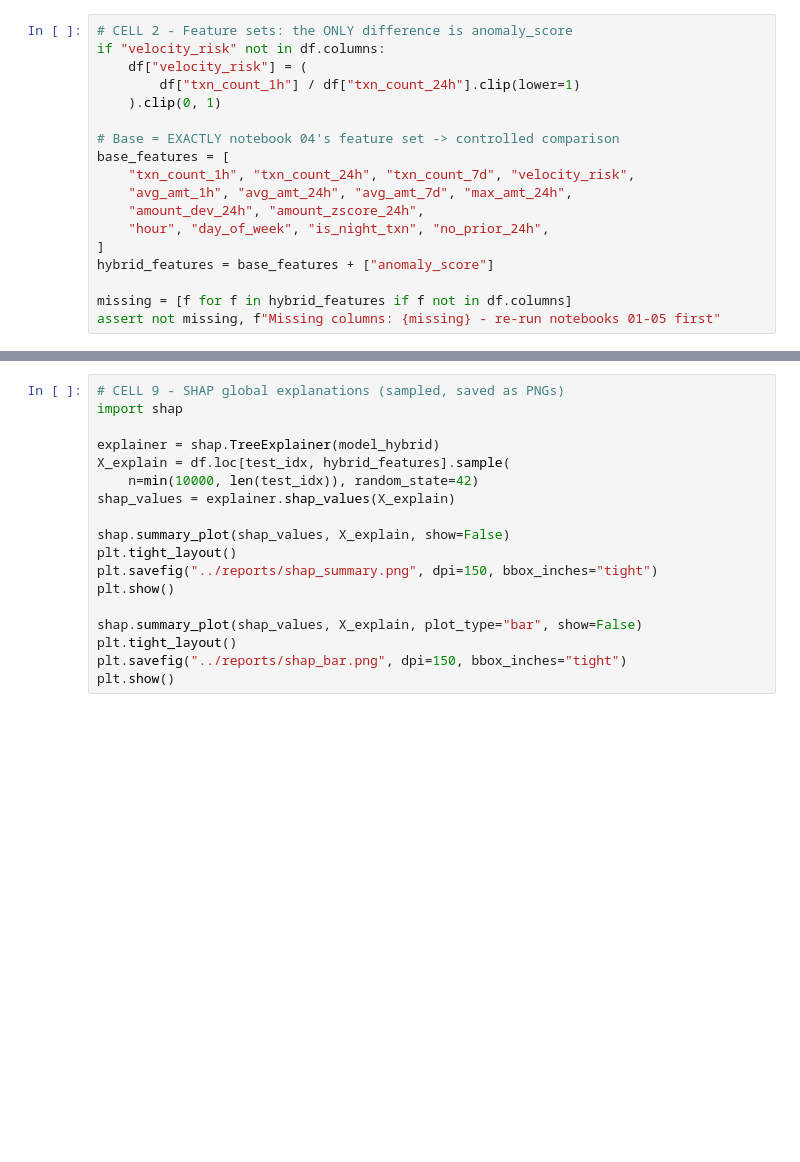
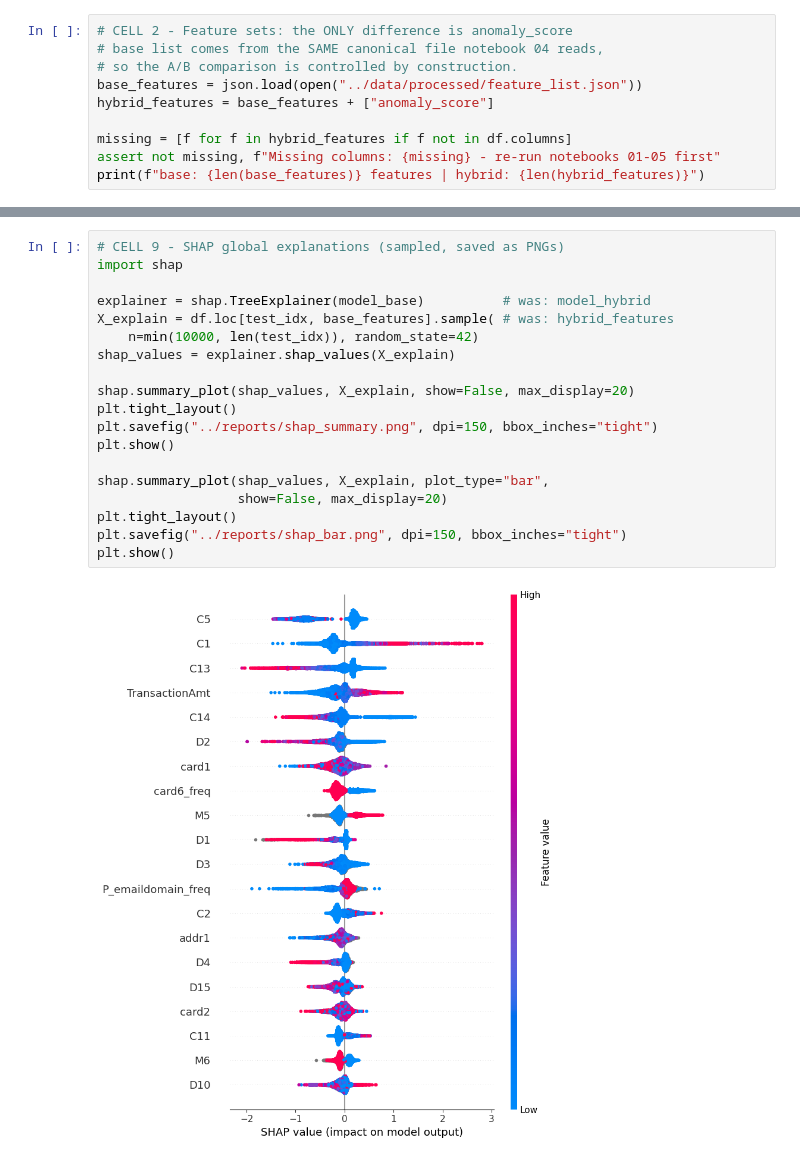
Before and after one commit to ttashi7/Fraud-Detection-and-AI-Investigation-Assistant, a Jupyter notebook: notebooks/06_xgboost_hybrid.ipynb, the cells around one changed output, grey strips where cells are left out. Drawn from its saved outputs; the diff is of its cells as text; blank space fills up the shorter version.

```diff
--- a/notebooks/06_xgboost_hybrid.ipynb
+++ b/notebooks/06_xgboost_hybrid.ipynb
@@ -28,18 +31,10 @@ print(f"Loaded: {df.shape}")
 # %%
 # CELL 2 - Feature sets: the ONLY difference is anomaly_score
-if "velocity_risk" not in df.columns:
-    df["velocity_risk"] = (
-        df["txn_count_1h"] / df["txn_count_24h"].clip(lower=1)
-    ).clip(0, 1)
-
-# Base = EXACTLY notebook 04's feature set -> controlled comparison
-base_features = [
-    "txn_count_1h", "txn_count_24h", "txn_count_7d", "velocity_risk",
-    "avg_amt_1h", "avg_amt_24h", "avg_amt_7d", "max_amt_24h",
-    "amount_dev_24h", "amount_zscore_24h",
-    "hour", "day_of_week", "is_night_txn", "no_prior_24h",
-]
+# base list comes from the SAME canonical file notebook 04 reads,
+# so the A/B comparison is controlled by construction.
+base_features = json.load(open("../data/processed/feature_list.json"))
 hybrid_features = base_features + ["anomaly_score"]
 
 missing = [f for f in hybrid_features if f not in df.columns]
 assert not missing, f"Missing columns: {missing} - re-run notebooks 01-05 first"
+print(f"base: {len(base_features)} features | hybrid: {len(hybrid_features)}")
@@ -155,18 +173,21 @@ print(f"Saved fraud_predictions.csv: {results.shape} (future test window)")
 # %%
 # CELL 9 - SHAP global explanations (sampled, saved as PNGs)
 import shap
 
-explainer = shap.TreeExplainer(model_hybrid)
-X_explain = df.loc[test_idx, hybrid_features].sample(
+explainer = shap.TreeExplainer(model_base)          # was: model_hybrid
+X_explain = df.loc[test_idx, base_features].sample( # was: hybrid_features
     n=min(10000, len(test_idx)), random_state=42)
 shap_values = explainer.shap_values(X_explain)
 
-shap.summary_plot(shap_values, X_explain, show=False)
+shap.summary_plot(shap_values, X_explain, show=False, max_display=20)
 plt.tight_layout()
 plt.savefig("../reports/shap_summary.png", dpi=150, bbox_inches="tight")
 plt.show()
 
-shap.summary_plot(shap_values, X_explain, plot_type="bar", show=False)
+shap.summary_plot(shap_values, X_explain, plot_type="bar",
+                  show=False, max_display=20)
 plt.tight_layout()
 plt.savefig("../reports/shap_bar.png", dpi=150, bbox_inches="tight")
 plt.show()
+# %% [output]
+[figure, added]
```
Also changed, not shown: parts of 13 cells of this notebook, 23 other files.
